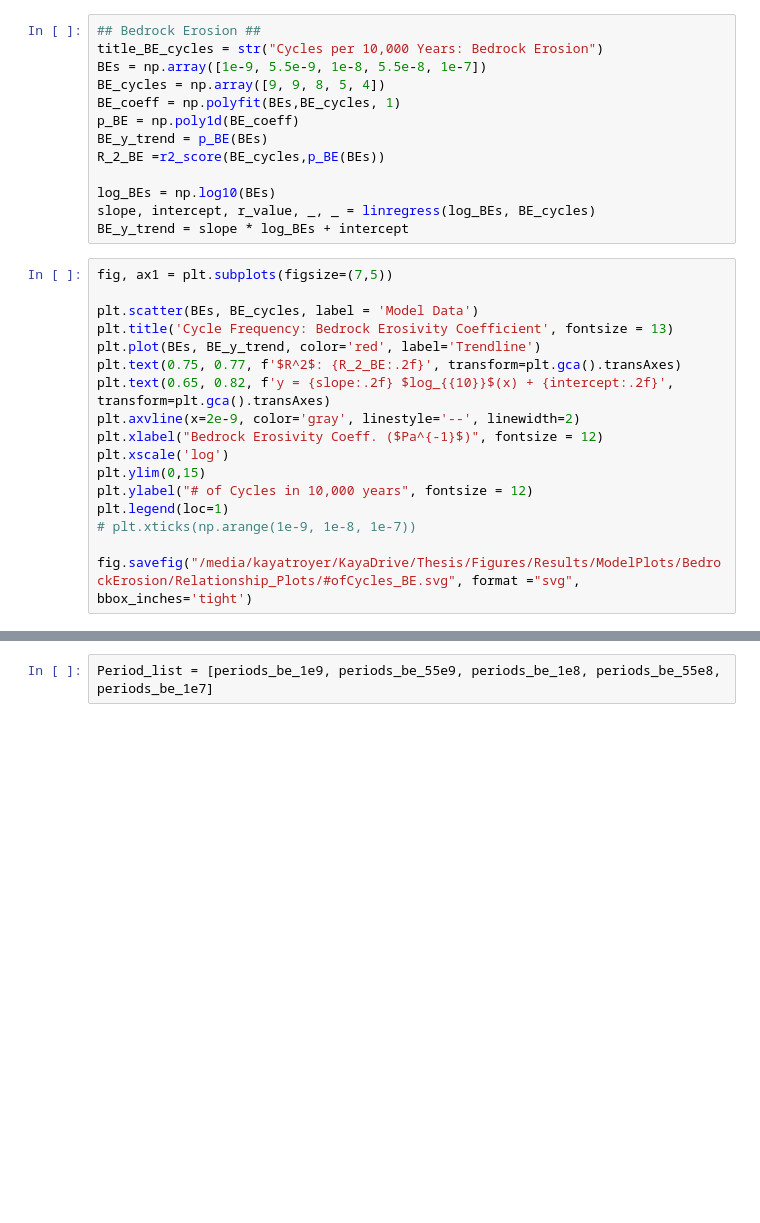
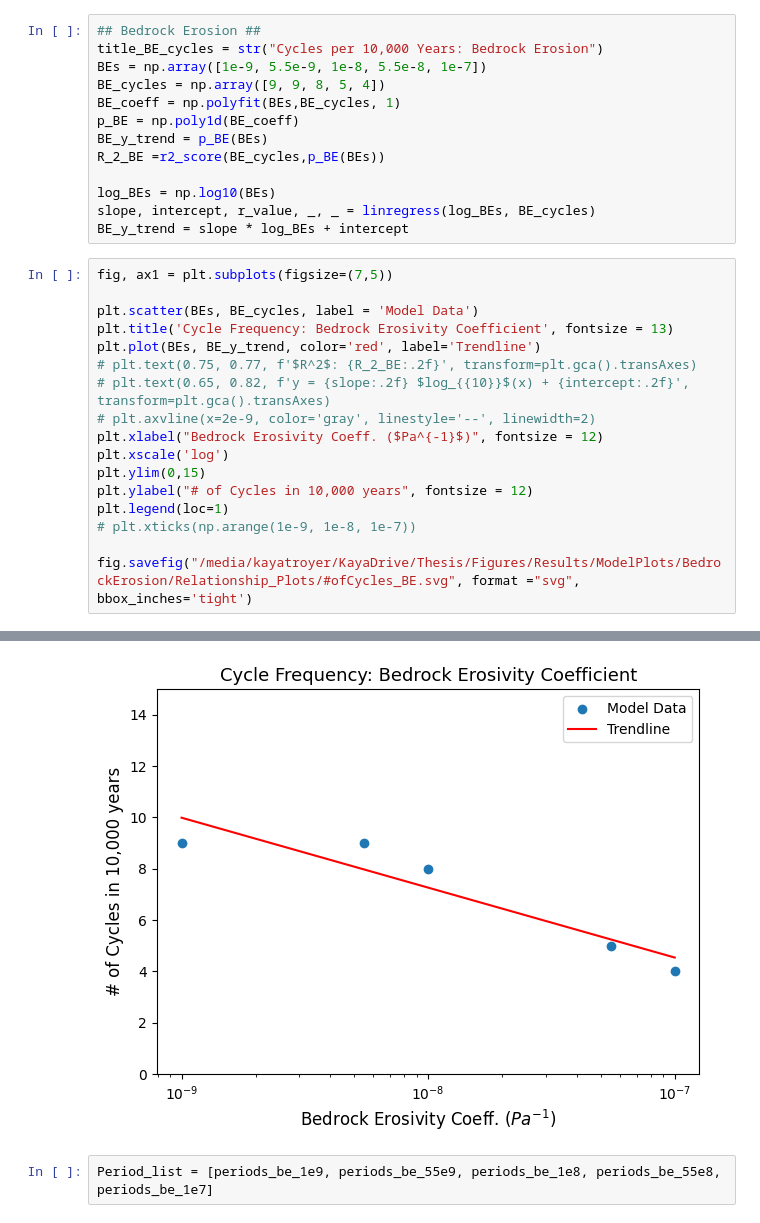
Before and after one commit to ktlix2ski/brinkmodeltest, a Jupyter notebook: Analysis/BedrockErosion_Tests.ipynb, the cells around one changed output, grey strips where cells are left out. Drawn from its saved outputs; the diff is of its cells as text; blank space fills up the shorter version.

```diff
--- a/Analysis/BedrockErosion_Tests.ipynb
+++ b/Analysis/BedrockErosion_Tests.ipynb
@@ -784,9 +765,9 @@ fig, ax1 = plt.subplots(figsize=(7,5))
 plt.scatter(BEs, BE_cycles, label = 'Model Data')
 plt.title('Cycle Frequency: Bedrock Erosivity Coefficient', fontsize = 13)
 plt.plot(BEs, BE_y_trend, color='red', label='Trendline')
-plt.text(0.75, 0.77, f'$R^2$: {R_2_BE:.2f}', transform=plt.gca().transAxes)
-plt.text(0.65, 0.82, f'y = {slope:.2f} $log_{{10}}$(x) + {intercept:.2f}', transform=plt.gca().transAxes)
-plt.axvline(x=2e-9, color='gray', linestyle='--', linewidth=2)
+# plt.text(0.75, 0.77, f'$R^2$: {R_2_BE:.2f}', transform=plt.gca().transAxes)
+# plt.text(0.65, 0.82, f'y = {slope:.2f} $log_{{10}}$(x) + {intercept:.2f}', transform=plt.gca().transAxes)
+# plt.axvline(x=2e-9, color='gray', linestyle='--', linewidth=2)
 plt.xlabel("Bedrock Erosivity Coeff. ($Pa^{-1}$)", fontsize = 12)
 plt.xscale('log')
 plt.ylim(0,15)
@@ -801,3 +780,4 @@ fig.savefig("/media/kayatroyer/KayaDrive/Thesis/Figures/Results/ModelPlots/Bedro
+[figure, added]
 # %%
 Period_list = [periods_be_1e9, periods_be_55e9, periods_be_1e8, periods_be_55e8, periods_be_1e7]
 # %%
```
Also changed, not shown: parts of 31 cells of this notebook, 7 other files.
